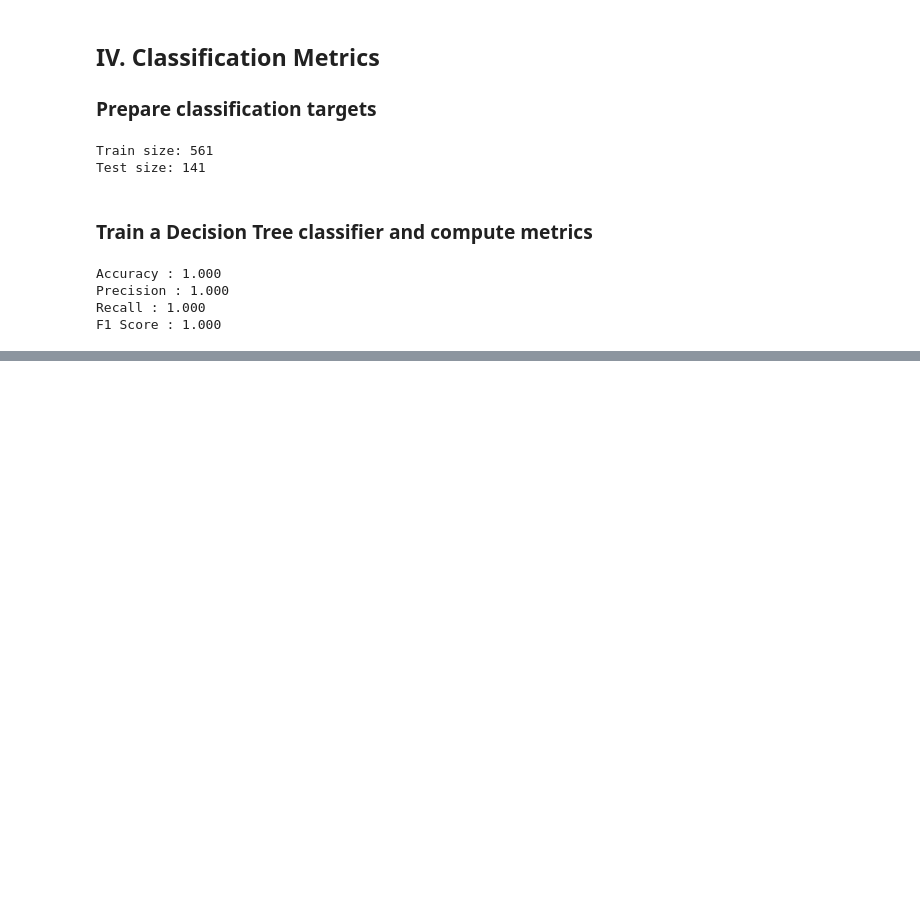
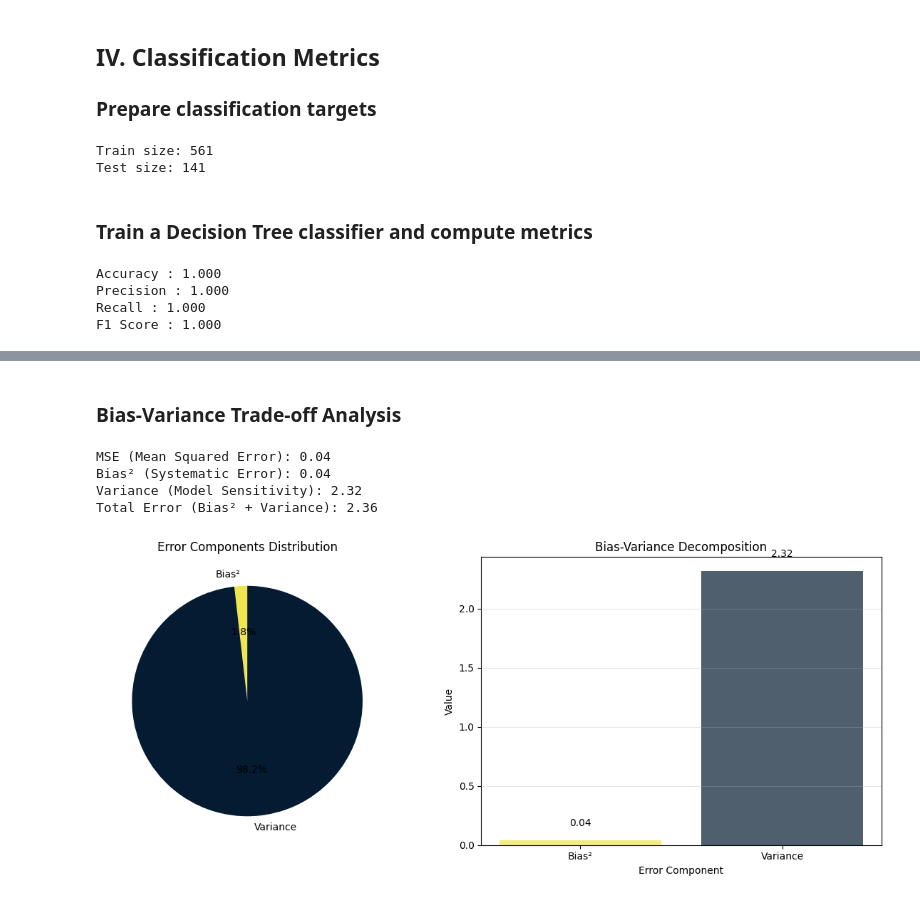
Before and after one commit to pasindu-piyumal/Student_Social_Media_Addiction, a Jupyter notebook: predict_student_social_media_addiction.ipynb, the cells around one changed output, grey strips where cells are left out. Saved outputs shown, nothing was run; the diff lists cells and outputs as text; code cells hidden in the pictures; blank space fills up the shorter version.

Commit message:
Reflect on bias-variance trade-off

```diff
--- a/predict_student_social_media_addiction.ipynb
+++ b/predict_student_social_media_addiction.ipynb
@@ -956,0 +969,46 @@ F1 Score : 1.000
+# %% [markdown]
+### Bias-Variance Trade-off Analysis
+# %%
+bias_squared = np.mean((y_test - y_pred_best)**2)
+variance = np.var(y_pred_best)
+total_error = bias_squared + variance
+mse = mean_squared_error(y_test, y_pred_best)
+
+print(f"MSE (Mean Squared Error): {mse:.2f}")
+print(f"Bias² (Systematic Error): {bias_squared:.2f}")
+print(f"Variance (Model Sensitivity): {variance:.2f}")
+print(f"Total Error (Bias² + Variance): {total_error:.2f}")
+
+# Visualize bias-variance trade-off
+fig, axes = plt.subplots(1, 2, figsize=(12, 5))
+
+# Pie chart showing error components
+error_components = [bias_squared, variance]
+labels = ['Bias²', 'Variance']
+colors = ["#f0e54c", "#051b31"]
+
+axes[0].pie(error_components, labels=labels, colors=colors, autopct='%1.1f%%', startangle=90)
+axes[0].set_title('Error Components Distribution')
+
+# Bar chart
+x_pos = np.arange(len(labels))
+axes[1].bar(x_pos, error_components, color=colors, alpha=0.7)
+axes[1].set_xlabel('Error Component')
+axes[1].set_ylabel('Value')
+axes[1].set_title('Bias-Variance Decomposition')
+axes[1].set_xticks(x_pos)
+axes[1].set_xticklabels(labels)
+axes[1].grid(True, alpha=0.3, axis='y')
+
+# Add value labels on bars
+for i, v in enumerate(error_components):
+    axes[1].text(i, v + 0.1, f'{v:.2f}', ha='center', va='bottom')
+
+plt.tight_layout()
+plt.show()
+# %% [output]
+MSE (Mean Squared Error): 0.04
+Bias² (Systematic Error): 0.04
+Variance (Model Sensitivity): 2.32
+Total Error (Bias² + Variance): 2.36
+[figure, added]
```
Also changed, not shown: parts of 3 cells of this notebook.
